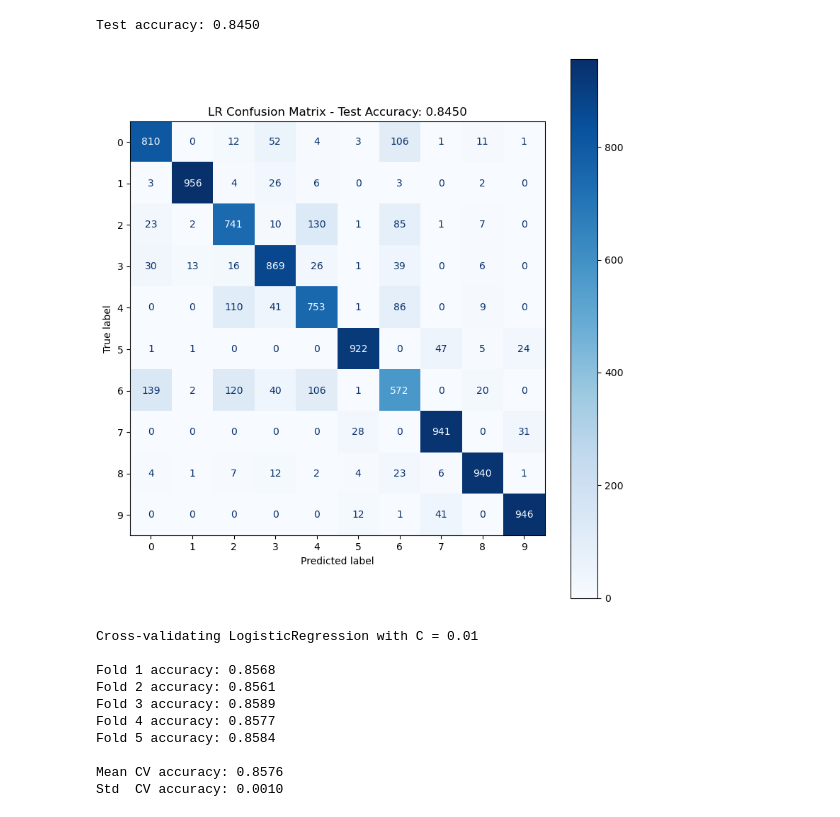
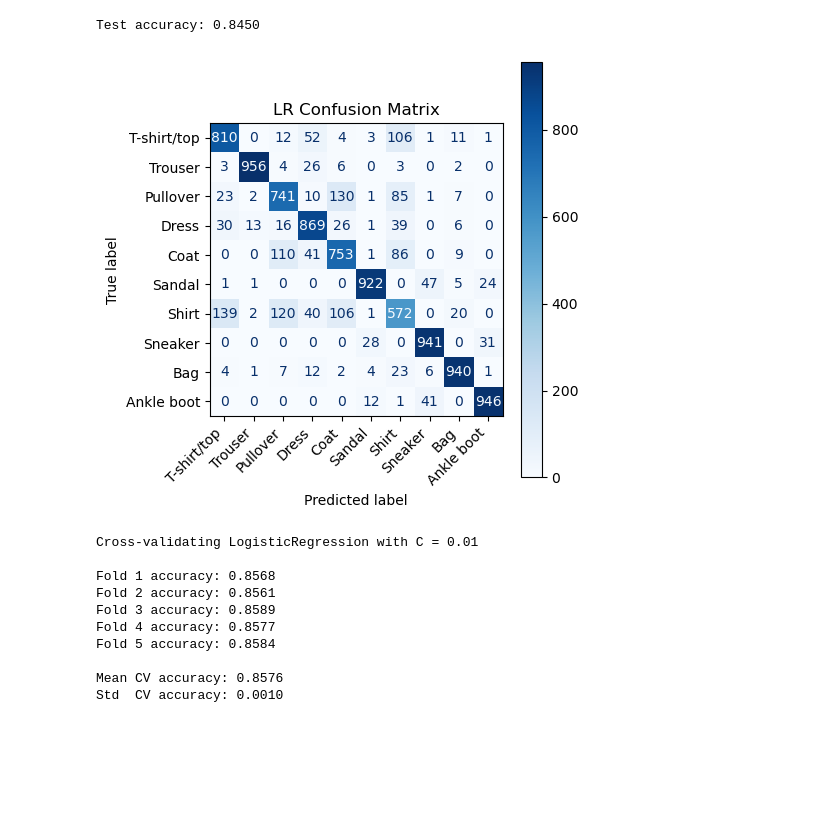
Before and after one commit to yenphglam/cs178_ProjectTeam3, a Jupyter notebook: logistic/logistic_regression.ipynb, the cells around one changed output. Saved outputs shown, nothing was run; the diff lists cells and outputs as text; code cells hidden in the pictures; blank space fills up the shorter version.

Commit message:
updated confusion matrix

```diff
--- a/logistic/logistic_regression.ipynb
+++ b/logistic/logistic_regression.ipynb
@@ -117,16 +117,17 @@ Test accuracy: 0.8450
 # %%
 # Confusion matrix
 cm = confusion_matrix(y_test, y_test_pred)
 
 # Plot Confusion Matrix
-fig, ax = plt.subplots(figsize=(8, 8))
-disp = ConfusionMatrixDisplay(confusion_matrix=cm, display_labels=np.arange(10))
+fig, ax = plt.subplots(figsize=(5, 5))
+disp = ConfusionMatrixDisplay(confusion_matrix=cm, display_labels=class_names)
 disp.plot(ax=ax, cmap='Blues', colorbar=True)
-plt.title(f'LR Confusion Matrix - Test Accuracy: {test_acc:.4f}')
+plt.xticks(rotation=45, ha='right')
+plt.title(f'LR Confusion Matrix')
 plt.tight_layout()
 plt.show()
 # %% [output]
-[figure, old version]
+[figure, new version]
 # %%
 tr_folds, val_folds = cross_validation()
 
```
Also changed, not shown: parts of 1 cell of this notebook.
